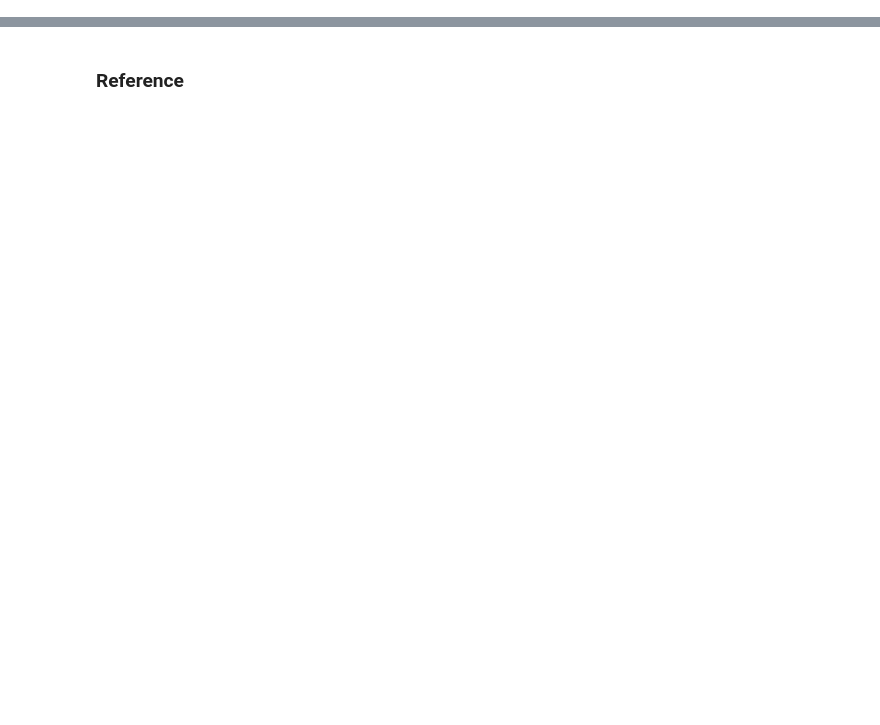
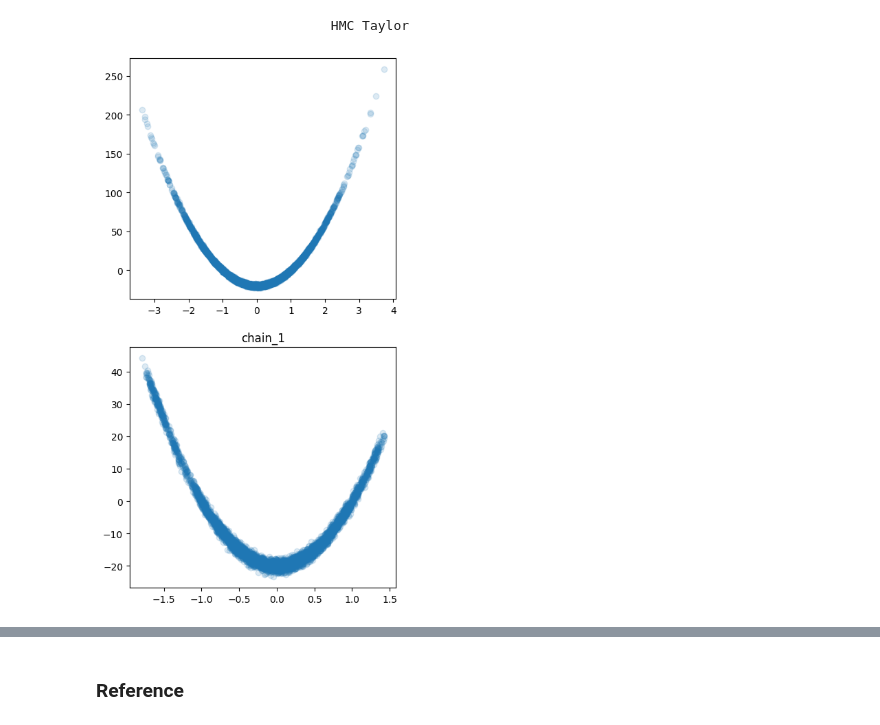
Before and after one commit to cepessh/adaptive_mcmc, a Jupyter notebook: notebooks/experiments.ipynb, the cells around one changed output, grey strips where cells are left out. Saved outputs shown, nothing was run; the diff lists cells and outputs as text; code cells hidden in the pictures; blank space fills up the shorter version.

```diff
--- a/notebooks/experiments.ipynb
+++ b/notebooks/experiments.ipynb
@@ -889,9 +871,12 @@ BenchmarkUtils.create_plot(
 # %%
 print(f"{' ' * 30}HMC Taylor")
 BenchmarkUtils.create_plot(
-    log[0]["hist_data"][32]["taylor_nograd"]["cache"].samples[:, :, :],
-    log[0]["hist_data"][32]["taylor_nograd"]["cache"].true_samples,
+    log[0]["hist_data"][256]["taylor_nograd"]["cache"].samples[:, [1], :],
+    log[0]["hist_data"][256]["taylor_nograd"]["cache"].true_samples,
 )
+# %% [output]
+                              HMC Taylor
+[figure, added]
 # %%
 print(f"{' ' * 30}HMC Lanczos")
 BenchmarkUtils.create_plot(
```
Also changed, not shown: parts of 21 cells of this notebook.
